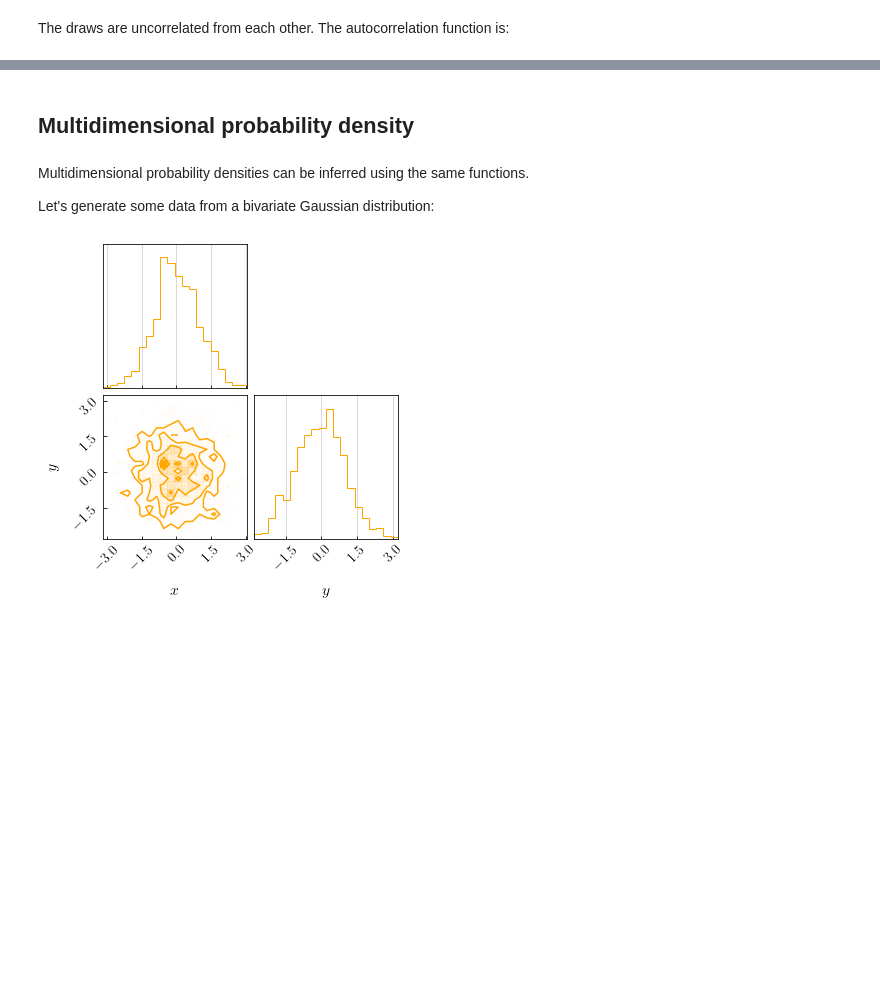
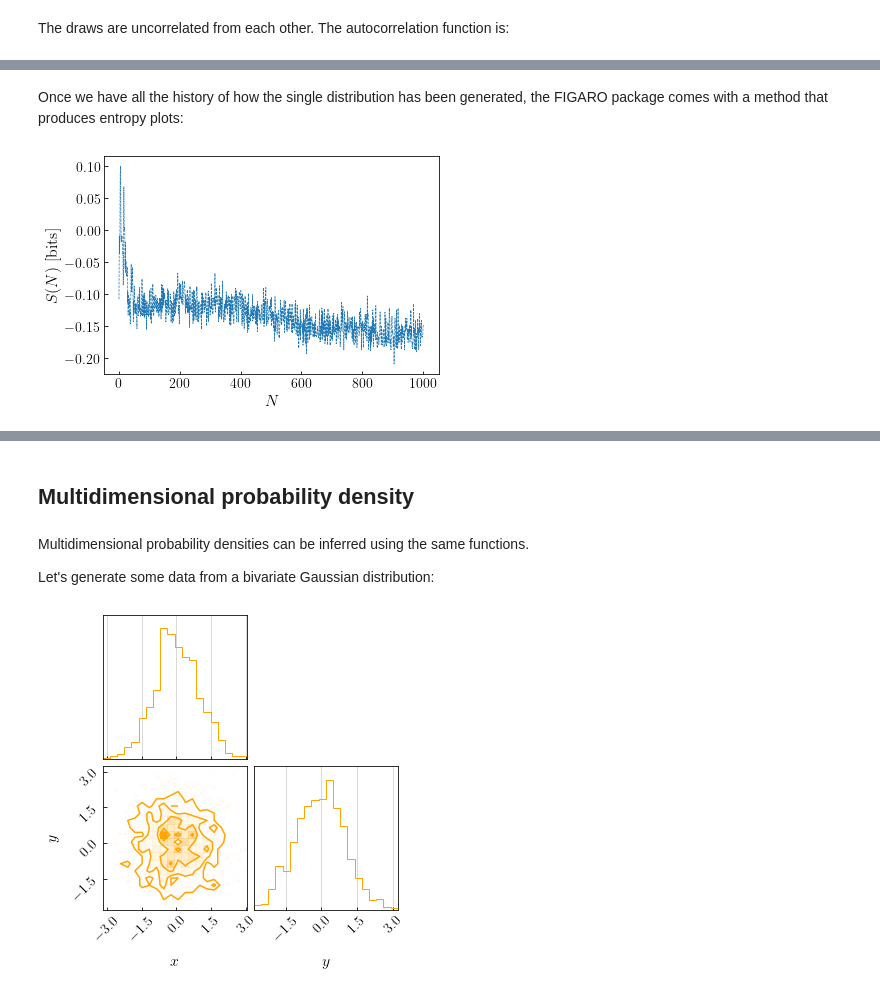
Before and after one commit to sterinaldi/FIGARO, a Jupyter notebook: notebooks/introductive_guide.ipynb, the cells around one changed output, grey strips where cells are left out. Drawn from its saved outputs; the diff is of its cells as text; code cells hidden in the pictures; blank space fills up the shorter version.

```diff
--- a/notebooks/introductive_guide.ipynb
+++ b/notebooks/introductive_guide.ipynb
@@ -129,0 +133,15 @@ autocorrelation(draws, bounds = [20, 40], save = False, show = True)
+# %%
+mix.initialise()
+updated_mixture = []
+
+for s in tqdm(samples):
+    mix.add_new_point(s)
+    updated_mixture.append(mix.build_mixture())
+# %% [markdown]
+Once we have all the history of how the single distribution has been generated, the FIGARO package comes with a method that produces entropy plots:
+# %%
+from figaro.diagnostic import entropy
+
+S = entropy(updated_mixture, show = True, save = False)
+# %% [output]
+[figure, added]
```
Also changed, not shown: parts of 15 cells of this notebook.
